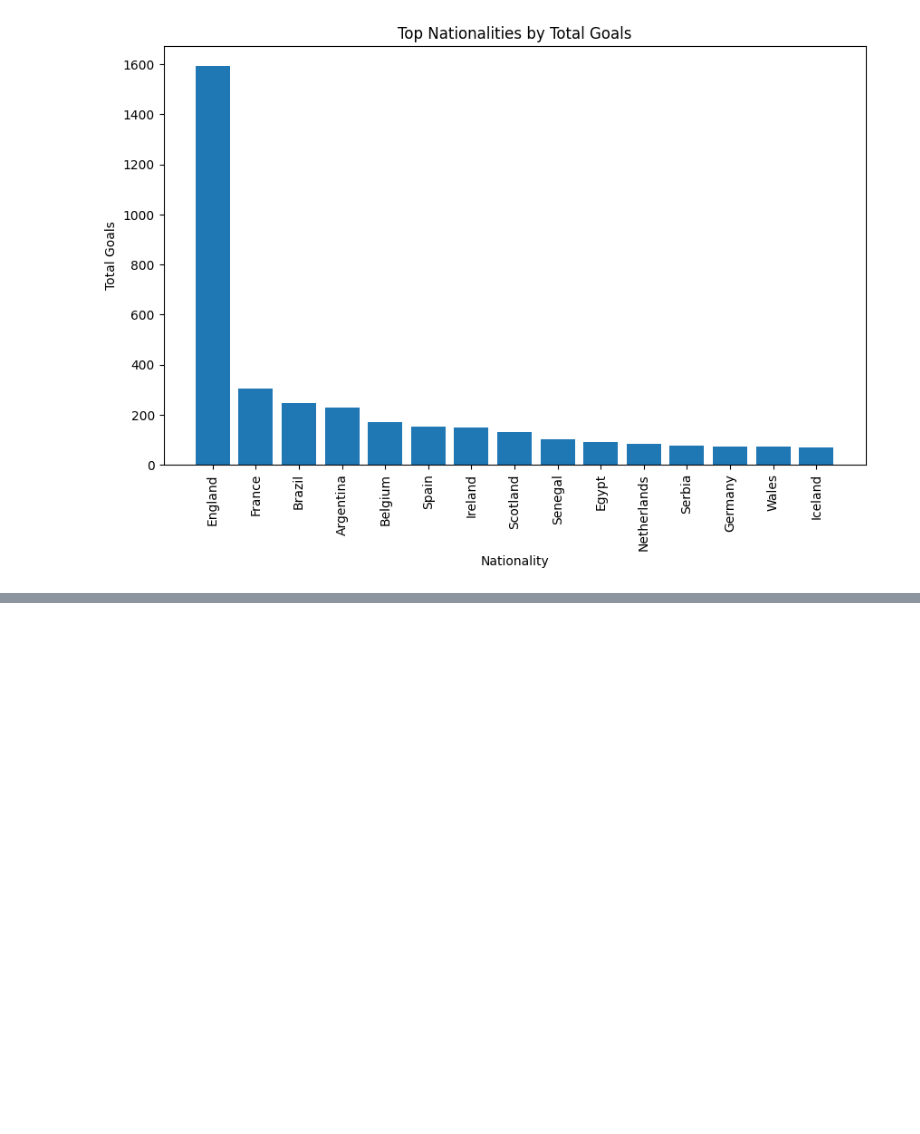
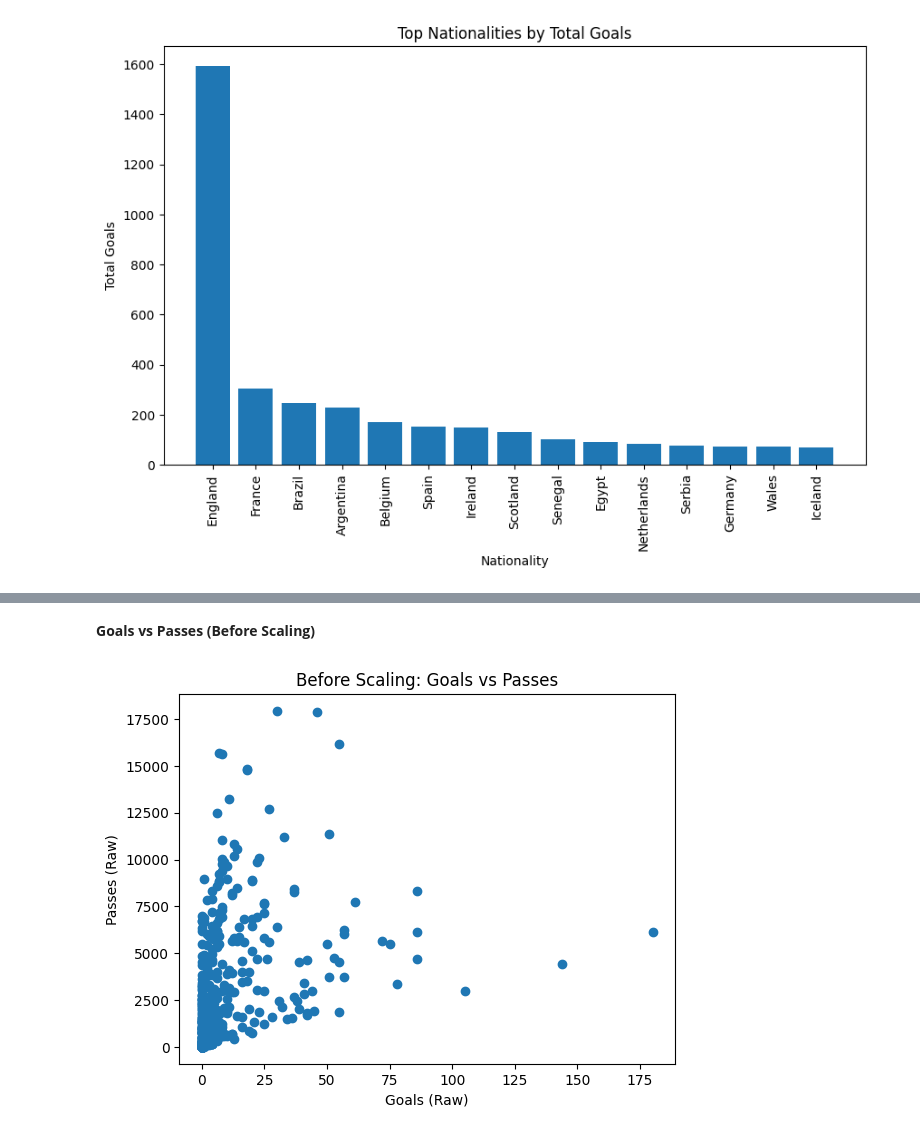
Before and after one commit to springboardmentor1979b-cmyk/ScoreSight---Predicting-EPL-Points-Tally-Top-Scorer, a Jupyter notebook: Vishal_EplScorePrediction.ipynb, the cells around one changed output, grey strips where cells are left out. Cells and saved outputs as stored; diff of their text form; code cells hidden in the pictures; blank space fills up the shorter version.

```diff
--- a/Vishal_EplScorePrediction.ipynb
+++ b/Vishal_EplScorePrediction.ipynb
@@ -412,0 +490,10 @@ plt.show()
+# %% [markdown]
+**Goals vs Passes (Before Scaling)**
+# %%
+plt.scatter(df['Goals'], df['Passes'])
+plt.xlabel("Goals (Raw)")
+plt.ylabel("Passes (Raw)")
+plt.title("Before Scaling: Goals vs Passes")
+plt.show()
+# %% [output]
+[figure, added]
```
Also changed, not shown: parts of 12 cells of this notebook.
